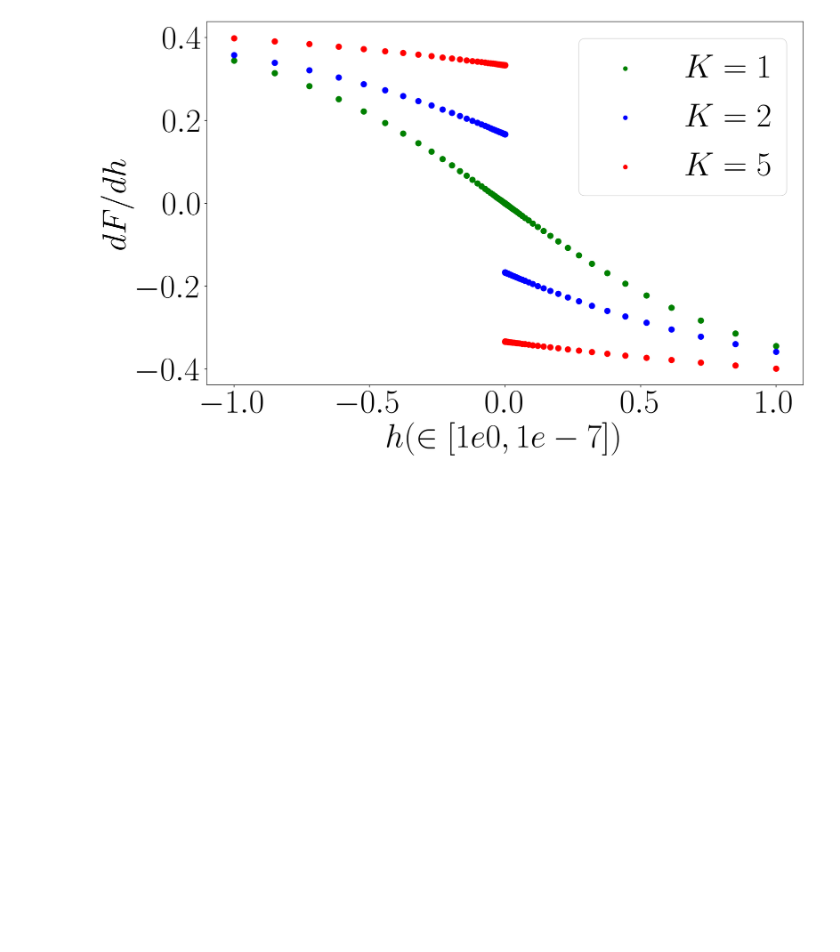
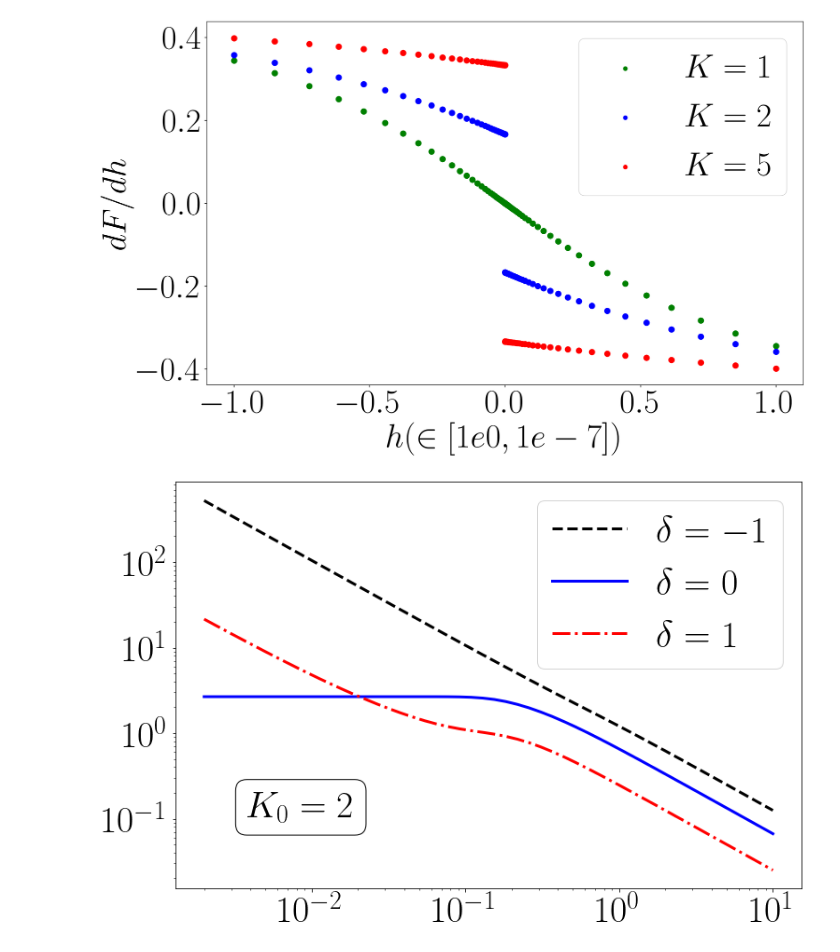
Before and after one commit to abhirup-m/Multichannel-Kondo-Project, a Jupyter notebook: numerics/chi.ipynb, the cells around one changed output. Drawn from its saved outputs; the diff is of its cells as text; code cells hidden in the pictures; blank space fills up the shorter version.

Commit message:
improved figures

```diff
--- a/numerics/chi.ipynb
+++ b/numerics/chi.ipynb
@@ -13,8 +13,8 @@ plt.rc('font', size=40)          # controls default text sizes
 # plt.rc('lines', markersize = 10)
 
 matplotlib.rcParams['text.usetex'] = True
-plt.rcParams["figure.figsize"]= 16, 14
-plt.rcParams['figure.dpi'] = 200
+plt.rcParams["figure.figsize"]= 12, 8
+# plt.rcParams['figure.dpi'] = 100
 matplotlib.rcParams['lines.linewidth'] = 3
 plt.rcParams['axes.grid'] = False
 plt.rcParams['axes.grid.which'] = "both"
@@ -126,24 +57,3 @@ plt.xscale("log")
-# %%
-T_range = 10**np.linspace(-2.5, 2, 100)
-K = 4
-J = 2
-cols = ['r', 'b', 'g', 'y']
-for K in range(1,5):
-    cols = [cols[-1]] + cols[:-1]
-    J = 1/K
-    chi_ex = get_chi_exact_bath(J,K,T_range)
-    chi_num = get_chi_num(J,K,T_range, pos=1)
-    plt.scatter(T_range, chi_ex, marker='.', color=cols[-1], label=r"(analytical)$K={}$".format(K))
-    plt.plot(T_range, chi_num, color=cols[-1], lw = 2, label=r"(numerical)$K={}$".format(K))
-
-plt.title(r"$J = 1/K$")
-plt.xscale("log")
-plt.yscale("log")
-plt.ylabel("$\chi_\mathrm{imp}$")
-plt.xlabel(r"temperature")
-plt.legend()
-# plt.savefig("chi_mchannel.pdf", bbox_inches='tight')
-plt.show()
 # %%
 J = 1
 cols = ['r', 'b', 'g', 'y']
@@ -288,35 +198,38 @@ def get_Z(J, K, S, h, beta):
     Z = np.sum(np.exp(-beta*E))
     return Z
 
 
 def get_chi_num(J, K, S, T_range,pos=0):
     delta_h = np.array([1e-4, 0]) if pos == 0 else (np.array([0, 1e-4]) if pos == 1 else np.array([1e-4, 1e-4]))
     chi = []
     for T in T_range:
         beta = 1/T
         Z = get_Z(J, K, S, [0,0], beta)
         Z_plus_deltaZ = get_Z(J, K, S, delta_h, beta)
         Z_plus_2deltaZ = get_Z(J, K, S, 2*delta_h, beta)
         dZdh = (Z_plus_deltaZ - Z)/sum(delta_h)
         d2Zdh2 = (Z_plus_2deltaZ + Z - 2*Z_plus_deltaZ)/(sum(delta_h)**2)
         chi.append(T * (d2Zdh2/Z - (dZdh/Z)**2))
 
     return chi
 
 K0 = 2
-T_range = 10**np.linspace(-2.7, 0.5)
+T_range = 10**np.linspace(-2.7, 1)
 cols = ['r', 'b', 'black']
-for delta in tqdm(np.arange(-1, 2)):
+lstyles = ("--", "-", "-.")
+for delta, lst in tqdm(zip(np.arange(-1, 2), lstyles)):
     K = K0 + delta
     J = 1/K
     S = K0/2 - delta/2
     chi = get_chi_num(J, K, S, T_range,pos=0)
-    plt.plot(T_range, np.array(chi)*T_range, label=r"$\delta={}$".format(delta), color=cols[-1])
+    plt.plot(T_range, np.array(chi), label=r"$\delta={}$".format(delta), color=cols[-1], ls=lst)
     cols = [cols[-1]] + cols[:-1]
 
 plt.xscale("log")
 plt.yscale("log")
 plt.legend()
-plt.text(0.85, 0.35, r"$K_0 = 2$", bbox=props, horizontalalignment='center', verticalalignment='center', transform=plt.gca().transAxes)
-plt.savefig("chi_num.pdf", bbox_inches='tight')
+plt.text(0.2, 0.2, r"$K_0 = 2$", bbox=props, horizontalalignment='center', verticalalignment='center', transform=plt.gca().transAxes)
+plt.savefig("chi_imp.pdf", bbox_inches='tight')
 plt.show()
+# %% [output]
+[figure, added]
```
Also changed, not shown: parts of 5 cells of this notebook, 13 other files.
